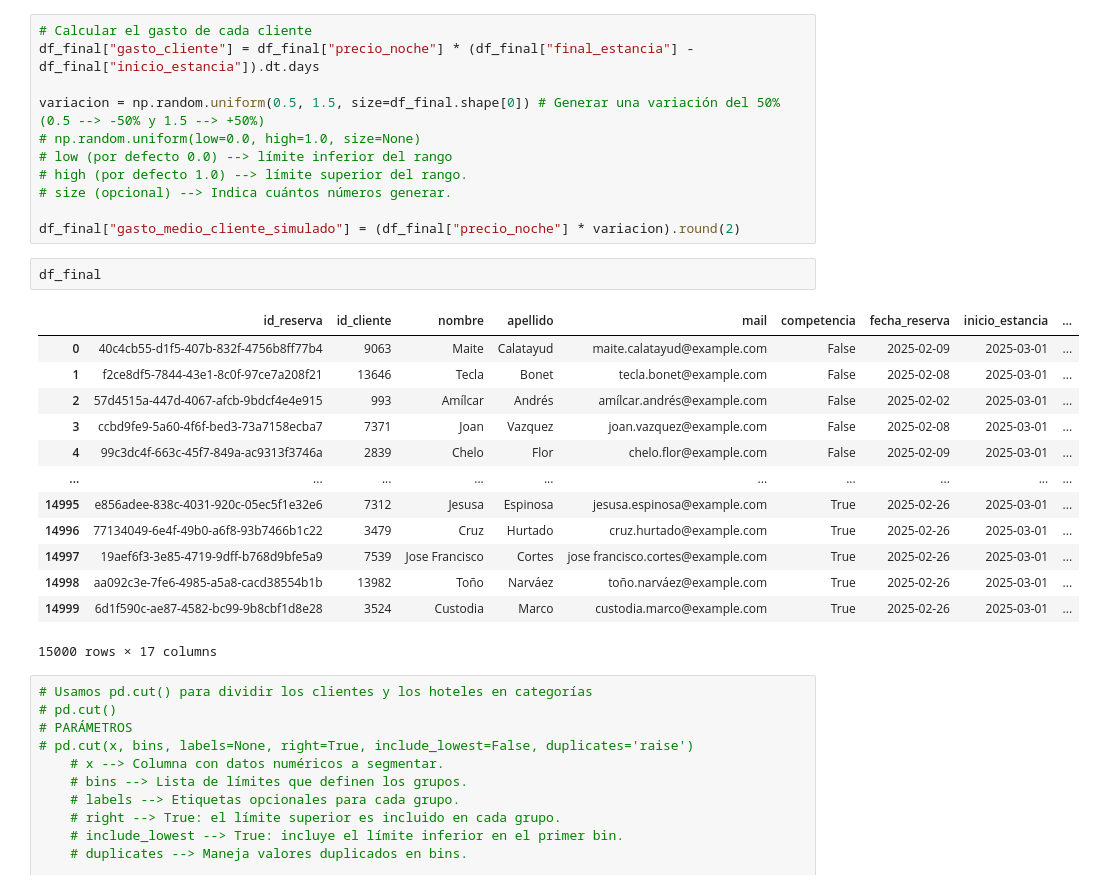
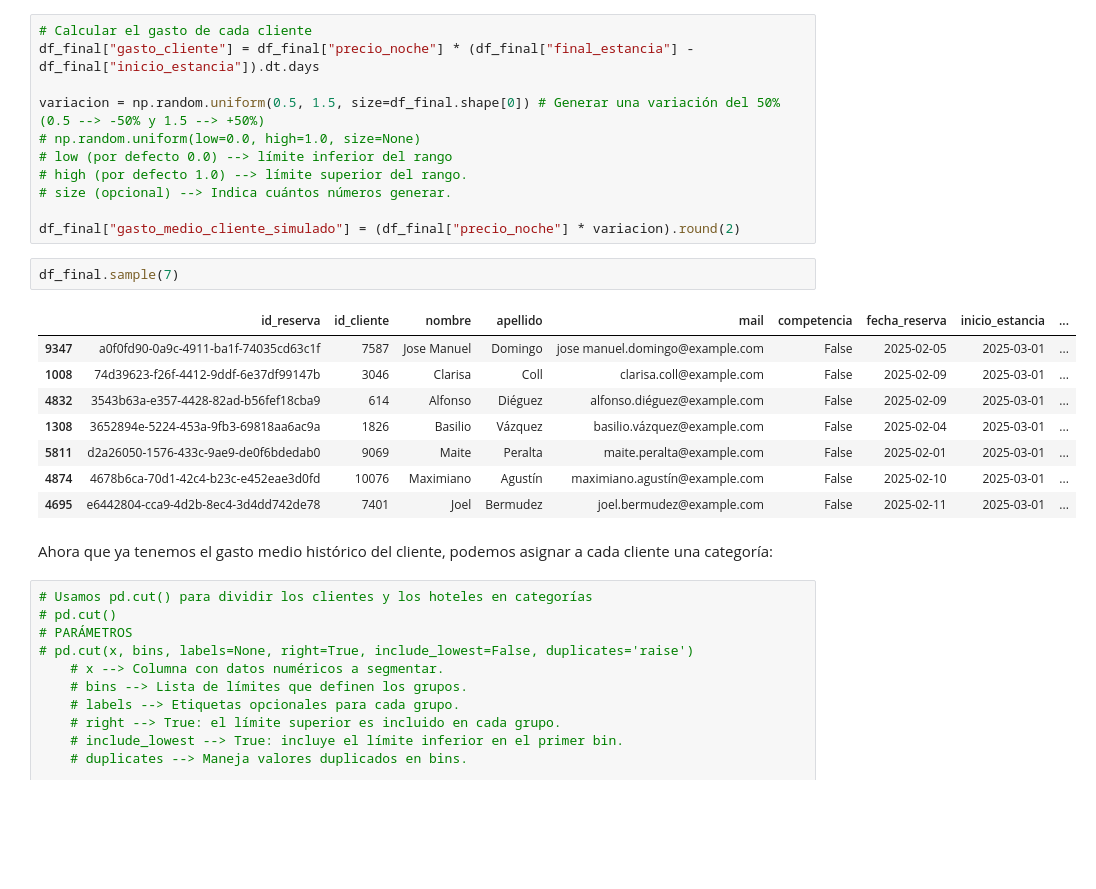
Before and after one commit to Vic4s/ETL_Hoteles, a Jupyter notebook: notebook_limpio/final_limpio.ipynb, the cells around one changed output. Saved outputs shown, nothing was run; the diff lists cells and outputs as text; blank space fills up the shorter version.

```diff
--- a/notebook_limpio/final_limpio.ipynb
+++ b/notebook_limpio/final_limpio.ipynb
@@ -214,21 +215,18 @@ variacion = np.random.uniform(0.5, 1.5, size=df_final.shape[0]) # Generar una va
 
 df_final["gasto_medio_cliente_simulado"] = (df_final["precio_noche"] * variacion).round(2)
 # %%
-df_final
+df_final.sample(7)
 # %% [output]
 |  | id_reserva | id_cliente | nombre | apellido | mail | competencia | fecha_reserva | inicio_estancia | ... |
-| 0 | 40c4cb55-d1f5-407b-832f-4756b8ff77b4 | 9063 | Maite | Calatayud | maite.calatayud@example.com | False | 2025-02-09 | 2025-03-01 | ... |
-| 1 | f2ce8df5-7844-43e1-8c0f-97ce7a208f21 | 13646 | Tecla | Bonet | tecla.bonet@example.com | False | 2025-02-08 | 2025-03-01 | ... |
-| 2 | 57d4515a-447d-4067-afcb-9bdcf4e4e915 | 993 | Amílcar | Andrés | amílcar.andrés@example.com | False | 2025-02-02 | 2025-03-01 | ... |
-| 3 | ccbd9fe9-5a60-4f6f-bed3-73a7158ecba7 | 7371 | Joan | Vazquez | joan.vazquez@example.com | False | 2025-02-08 | 2025-03-01 | ... |
-| 4 | 99c3dc4f-663c-45f7-849a-ac9313f3746a | 2839 | Chelo | Flor | chelo.flor@example.com | False | 2025-02-09 | 2025-03-01 | ... |
-| ... | ... | ... | ... | ... | ... | ... | ... | ... | ... |
-| 14995 | e856adee-838c-4031-920c-05ec5f1e32e6 | 7312 | Jesusa | Espinosa | jesusa.espinosa@example.com | True | 2025-02-26 | 2025-03-01 | ... |
-| 14996 | 77134049-6e4f-49b0-a6f8-93b7466b1c22 | 3479 | Cruz | Hurtado | cruz.hurtado@example.com | True | 2025-02-26 | 2025-03-01 | ... |
-| 14997 | 19aef6f3-3e85-4719-9dff-b768d9bfe5a9 | 7539 | Jose Francisco | Cortes | jose francisco.cortes@example.com | True | 2025-02-26 | 2025-03-01 | ... |
-| 14998 | aa092c3e-7fe6-4985-a5a8-cacd38554b1b | 13982 | Toño | Narváez | toño.narváez@example.com | True | 2025-02-26 | 2025-03-01 | ... |
-| 14999 | 6d1f590c-ae87-4582-bc99-9b8cbf1d8e28 | 3524 | Custodia | Marco | custodia.marco@example.com | True | 2025-02-26 | 2025-03-01 | ... |
+| 9347 | a0f0fd90-0a9c-4911-ba1f-74035cd63c1f | 7587 | Jose Manuel | Domingo | jose manuel.domingo@example.com | False | 2025-02-05 | 2025-03-01 | ... |
+| 1008 | 74d39623-f26f-4412-9ddf-6e37df99147b | 3046 | Clarisa | Coll | clarisa.coll@example.com | False | 2025-02-09 | 2025-03-01 | ... |
+| 4832 | 3543b63a-e357-4428-82ad-b56fef18cba9 | 614 | Alfonso | Diéguez | alfonso.diéguez@example.com | False | 2025-02-09 | 2025-03-01 | ... |
+| 1308 | 3652894e-5224-453a-9fb3-69818aa6ac9a | 1826 | Basilio | Vázquez | basilio.vázquez@example.com | False | 2025-02-04 | 2025-03-01 | ... |
+| 5811 | d2a26050-1576-433c-9ae9-de0f6bdedab0 | 9069 | Maite | Peralta | maite.peralta@example.com | False | 2025-02-01 | 2025-03-01 | ... |
+| 4874 | 4678b6ca-70d1-42c4-b23c-e452eae3d0fd | 10076 | Maximiano | Agustín | maximiano.agustín@example.com | False | 2025-02-10 | 2025-03-01 | ... |
+| 4695 | e6442804-cca9-4d2b-8ec4-3d4dd742de78 | 7401 | Joel | Bermudez | joel.bermudez@example.com | False | 2025-02-11 | 2025-03-01 | ... |
-15000 rows × 17 columns
+# %% [markdown]
+Ahora que ya tenemos el gasto medio histórico del cliente, podemos asignar a cada cliente una categoría:
 # %%
 # Usamos pd.cut() para dividir los clientes y los hoteles en categorías
 # pd.cut()
```
Also changed, not shown: parts of 47 cells of this notebook, 8 other files.
